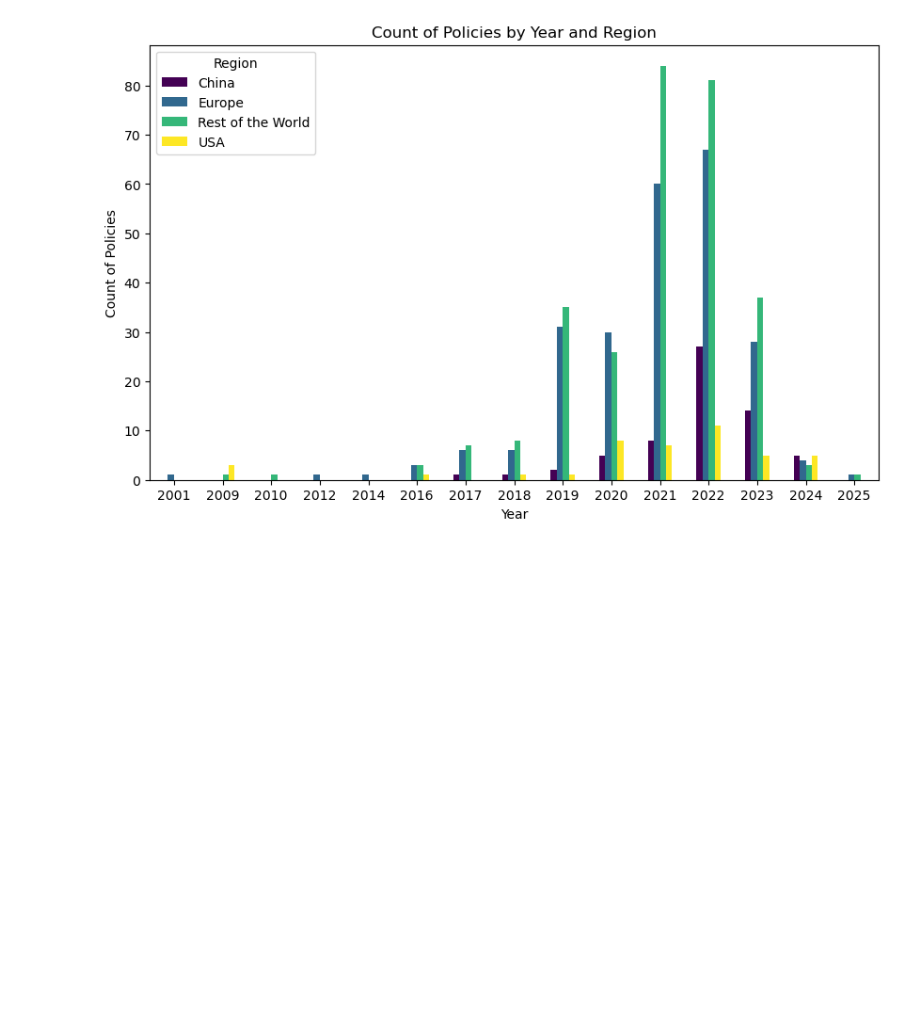
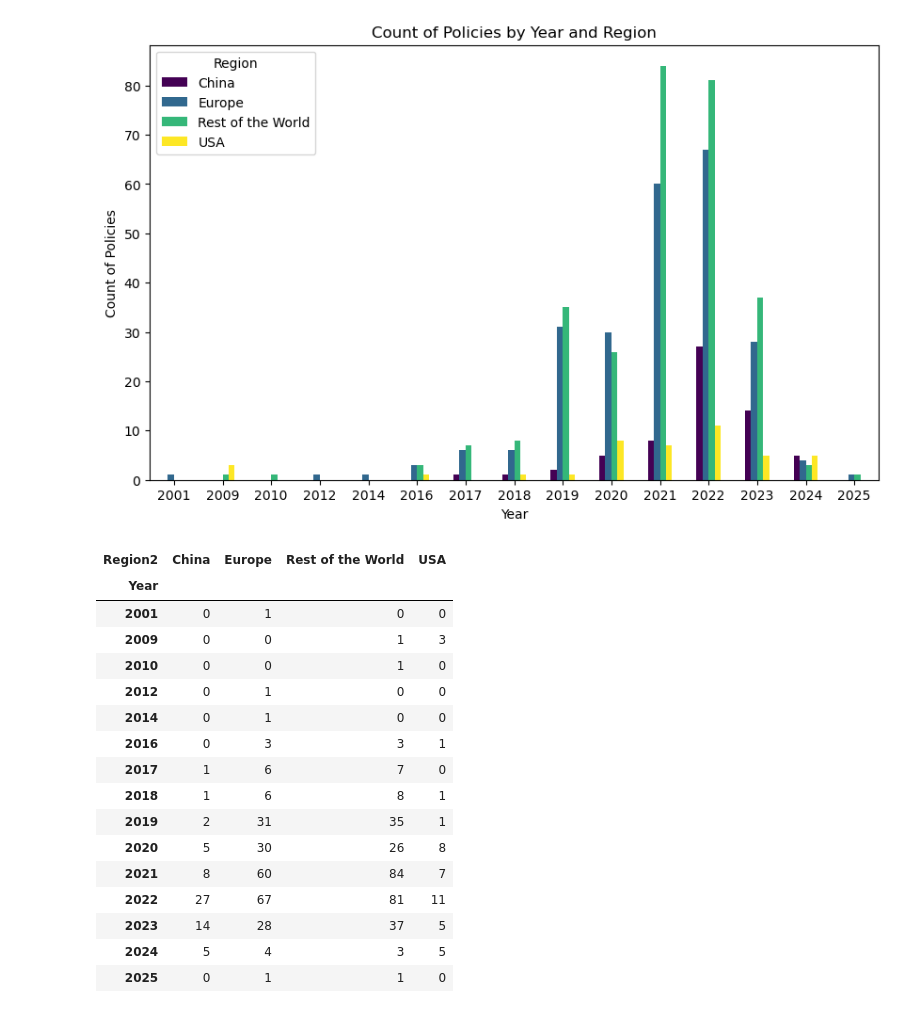
Before and after one commit to j-wright/Project-One, a Jupyter notebook: policies_sales.ipynb, the cells around one changed output. Cells and saved outputs as stored; diff of their text form; code cells hidden in the pictures; blank space fills up the shorter version.

```diff
--- a/policies_sales.ipynb
+++ b/policies_sales.ipynb
@@ -52,13 +91,32 @@ plt.show()
 # %%
 #Group policies by country and year, total by count of policy type
 grouped_policies = policies.groupby(['Year', 'Region2']).size().unstack(fill_value=0)
 ax = grouped_policies.plot(kind='bar', figsize=(10, 6), colormap='viridis')
 plt.title('Count of Policies by Year and Region')
 plt.xlabel('Year')
 plt.ylabel('Count of Policies')
 
 plt.xticks(rotation=0)
 plt.legend(title='Region')
 plt.show()
+
+grouped_policies
 # %% [output]
 [figure]
+| Region2 | China | Europe | Rest of the World | USA |
+| Year |  |  |  |  |
+| 2001 | 0 | 1 | 0 | 0 |
+| 2009 | 0 | 0 | 1 | 3 |
+| 2010 | 0 | 0 | 1 | 0 |
+| 2012 | 0 | 1 | 0 | 0 |
+| 2014 | 0 | 1 | 0 | 0 |
+| 2016 | 0 | 3 | 3 | 1 |
+| 2017 | 1 | 6 | 7 | 0 |
+| 2018 | 1 | 6 | 8 | 1 |
+| 2019 | 2 | 31 | 35 | 1 |
+| 2020 | 5 | 30 | 26 | 8 |
+| 2021 | 8 | 60 | 84 | 7 |
+| 2022 | 27 | 67 | 81 | 11 |
+| 2023 | 14 | 28 | 37 | 5 |
+| 2024 | 5 | 4 | 3 | 5 |
+| 2025 | 0 | 1 | 1 | 0 |
```
Also changed, not shown: parts of 11 cells of this notebook, 3 other files.
